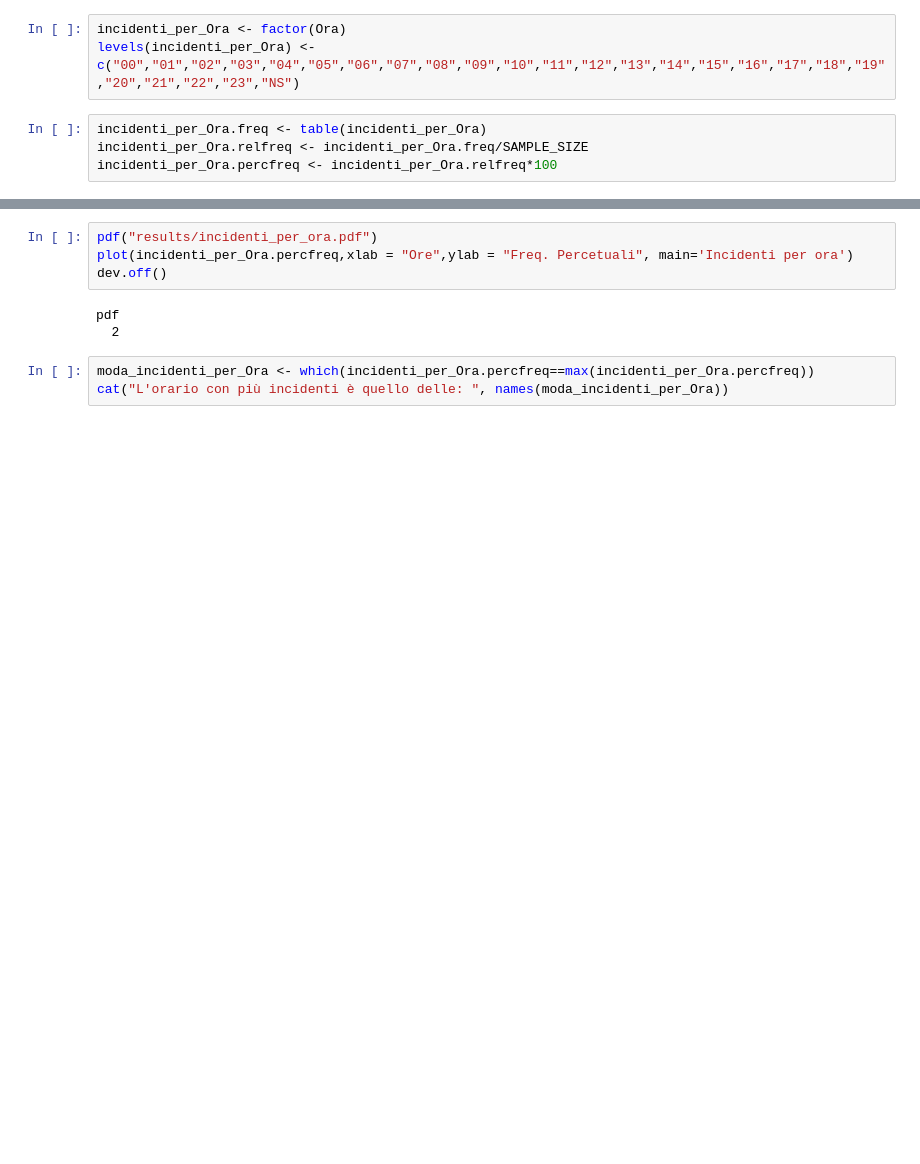
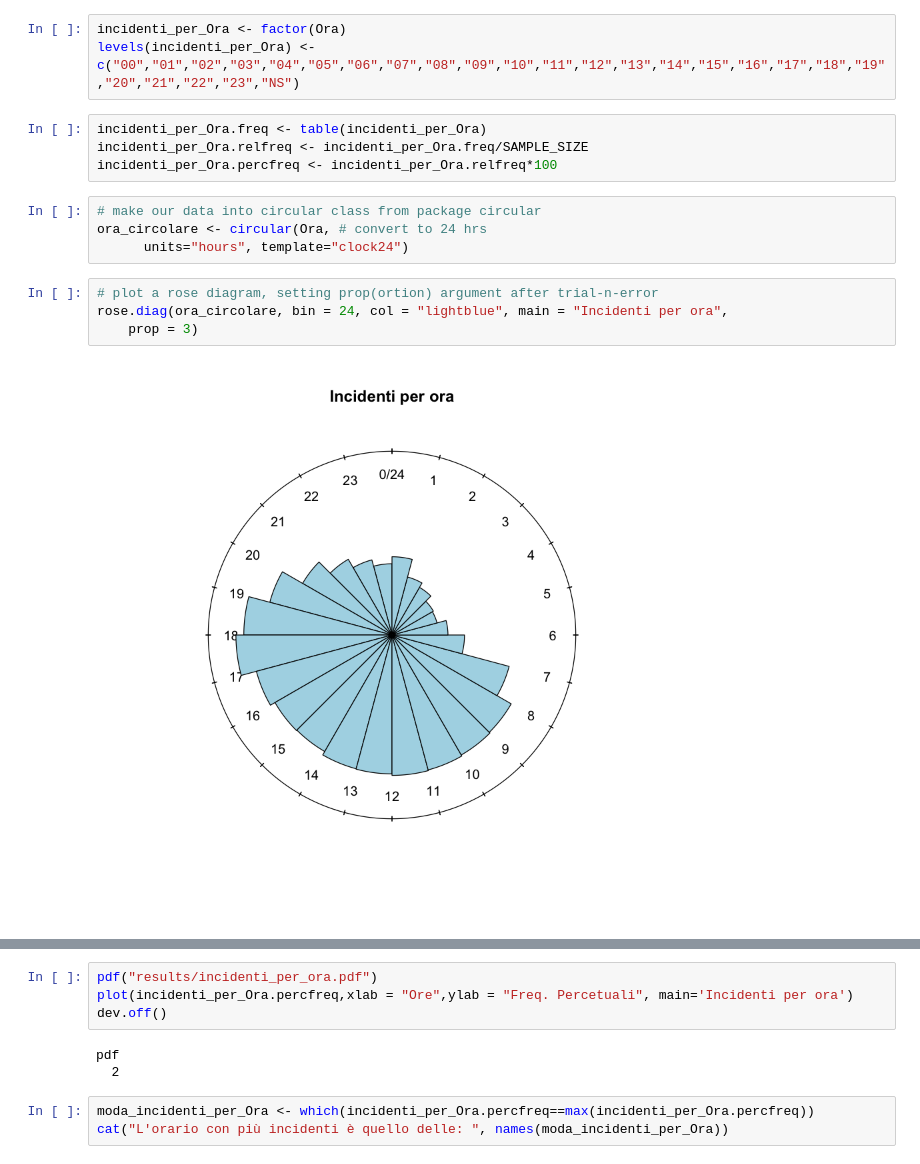
Before and after one commit to LeonardoAlchieri/car_accidents_italy, a Jupyter notebook: FINAL_notebook.ipynb, the cells around one changed output, grey strips where cells are left out. Drawn from its saved outputs; the diff is of its cells as text; blank space fills up the shorter version.

```diff
--- a/FINAL_notebook.ipynb
+++ b/FINAL_notebook.ipynb
@@ -43,6 +75,16 @@ levels(incidenti_per_Ora) <- c("00","01","02","03","04","05","06","07","08","09"
 incidenti_per_Ora.freq <- table(incidenti_per_Ora)
 incidenti_per_Ora.relfreq <- incidenti_per_Ora.freq/SAMPLE_SIZE
 incidenti_per_Ora.percfreq <- incidenti_per_Ora.relfreq*100
+# %%
+# make our data into circular class from package circular
+ora_circolare <- circular(Ora, # convert to 24 hrs
+      units="hours", template="clock24")
+# %%
+# plot a rose diagram, setting prop(ortion) argument after trial-n-error
+rose.diag(ora_circolare, bin = 24, col = "lightblue", main = "Incidenti per ora",
+    prop = 3)
+# %% [output]
+[figure, added]
 # %%
 cat("Le freq. ASSOLUTE sono: ",incidenti_per_Ora.freq,"\n\n")
 cat("Le freq. RELATIVE sono: ",incidenti_per_Ora.relfreq,"\n\n")
```
Also changed, not shown: parts of 122 cells of this notebook.
